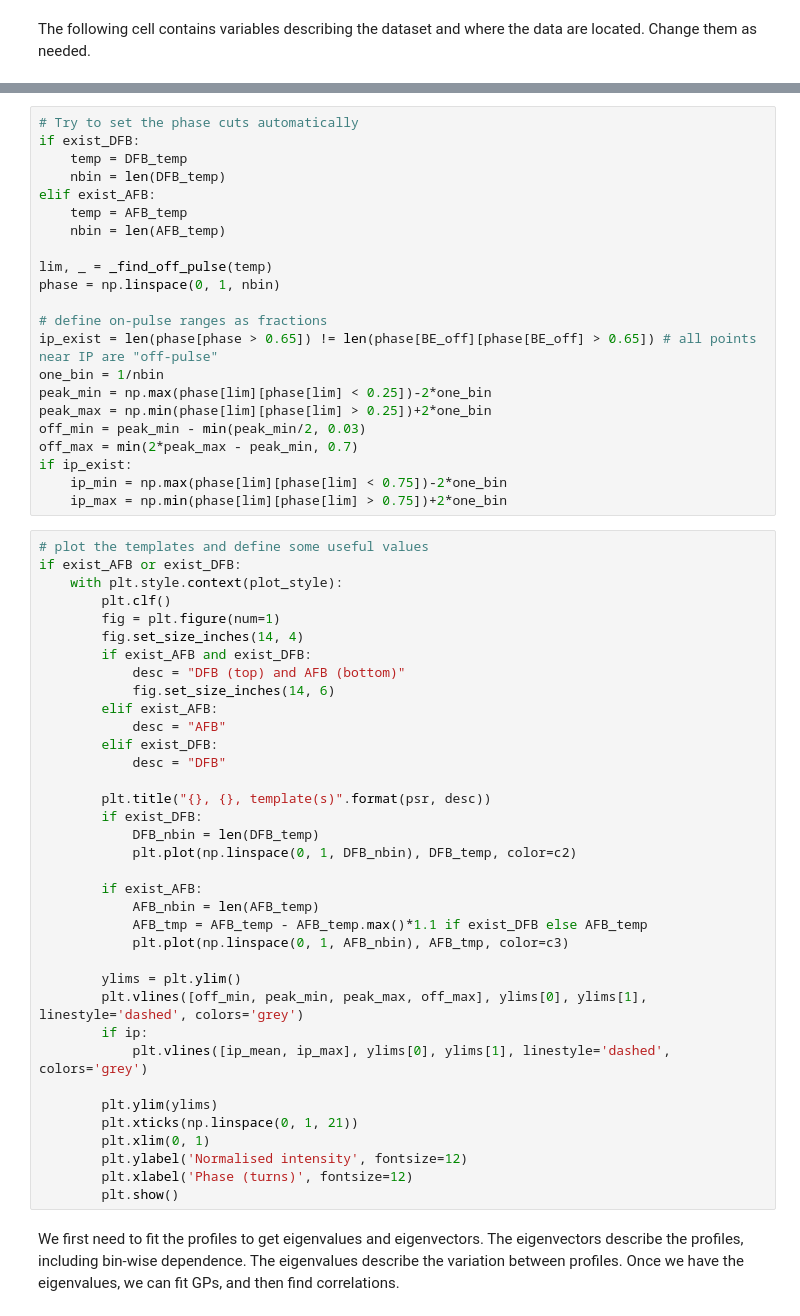
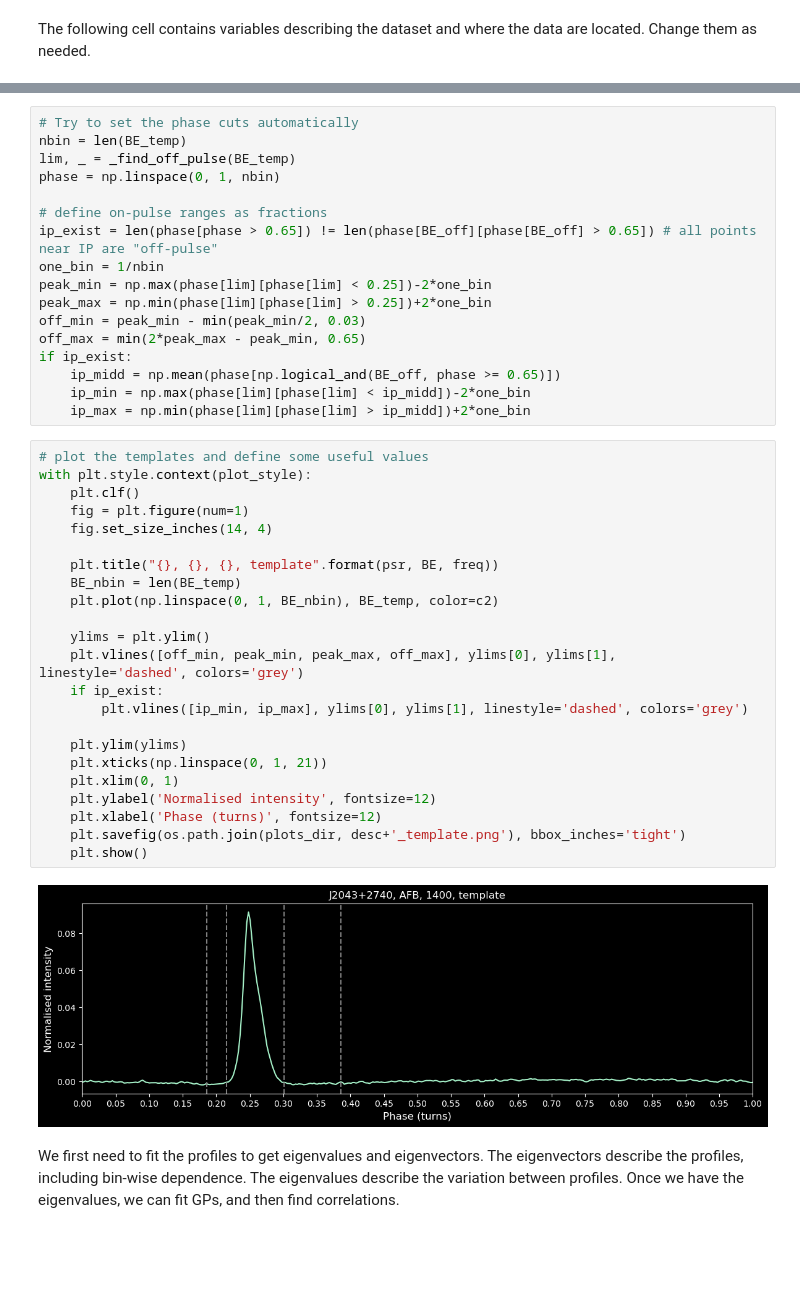
Before and after one commit to respiewak/psr_prof_pca, a Jupyter notebook: step_2_profile_pca.ipynb, the cells around one changed output, grey strips where cells are left out. Cells and saved outputs as stored; diff of their text form; blank space fills up the shorter version.

```diff
--- a/step_2_profile_pca.ipynb
+++ b/step_2_profile_pca.ipynb
@@ -179,13 +136,7 @@ ValueError: f(a) and f(b) must have different signs
 # %%
 # Try to set the phase cuts automatically
-if exist_DFB:
-    temp = DFB_temp
-    nbin = len(DFB_temp)
-elif exist_AFB:
-    temp = AFB_temp
-    nbin = len(AFB_temp)
-
-lim, _ = _find_off_pulse(temp)
+nbin = len(BE_temp)
+lim, _ = _find_off_pulse(BE_temp)
 phase = np.linspace(0, 1, nbin)
 
 # define on-pulse ranges as fractions
@@ -194,46 +145,36 @@ one_bin = 1/nbin
 peak_min = np.max(phase[lim][phase[lim] < 0.25])-2*one_bin
 peak_max = np.min(phase[lim][phase[lim] > 0.25])+2*one_bin
 off_min = peak_min - min(peak_min/2, 0.03)
-off_max = min(2*peak_max - peak_min, 0.7)
+off_max = min(2*peak_max - peak_min, 0.65)
 if ip_exist:
-    ip_min = np.max(phase[lim][phase[lim] < 0.75])-2*one_bin
-    ip_max = np.min(phase[lim][phase[lim] > 0.75])+2*one_bin
+    ip_midd = np.mean(phase[np.logical_and(BE_off, phase >= 0.65)])
+    ip_min = np.max(phase[lim][phase[lim] < ip_midd])-2*one_bin
+    ip_max = np.min(phase[lim][phase[lim] > ip_midd])+2*one_bin
 # %%
 # plot the templates and define some useful values
-if exist_AFB or exist_DFB:
-    with plt.style.context(plot_style):
-        plt.clf()
-        fig = plt.figure(num=1)
-        fig.set_size_inches(14, 4)
-        if exist_AFB and exist_DFB:
-            desc = "DFB (top) and AFB (bottom)"
-            fig.set_size_inches(14, 6)
-        elif exist_AFB:
-            desc = "AFB"
-        elif exist_DFB:
-            desc = "DFB"
+with plt.style.context(plot_style):
+    plt.clf()
+    fig = plt.figure(num=1)
+    fig.set_size_inches(14, 4)
 
-        plt.title("{}, {}, template(s)".format(psr, desc))
-        if exist_DFB:
-            DFB_nbin = len(DFB_temp)
-            plt.plot(np.linspace(0, 1, DFB_nbin), DFB_temp, color=c2)
+    plt.title("{}, {}, {}, template".format(psr, BE, freq))
+    BE_nbin = len(BE_temp)
+    plt.plot(np.linspace(0, 1, BE_nbin), BE_temp, color=c2)
 
-        if exist_AFB:
-            AFB_nbin = len(AFB_temp)
-            AFB_tmp = AFB_temp - AFB_temp.max()*1.1 if exist_DFB else AFB_temp
-            plt.plot(np.linspace(0, 1, AFB_nbin), AFB_tmp, color=c3)
+    ylims = plt.ylim()
+    plt.vlines([off_min, peak_min, peak_max, off_max], ylims[0], ylims[1], linestyle='dashed', colors='grey')
+    if ip_exist:
+        plt.vlines([ip_min, ip_max], ylims[0], ylims[1], linestyle='dashed', colors='grey')
 
-        ylims = plt.ylim()
-        plt.vlines([off_min, peak_min, peak_max, off_max], ylims[0], ylims[1], linestyle='dashed', colors='grey')
-        if ip:
-            plt.vlines([ip_mean, ip_max], ylims[0], ylims[1], linestyle='dashed', colors='grey')
-
-        plt.ylim(ylims)
-        plt.xticks(np.linspace(0, 1, 21))
-        plt.xlim(0, 1)
-        plt.ylabel('Normalised intensity', fontsize=12)
-        plt.xlabel('Phase (turns)', fontsize=12)
-        plt.show()
+    plt.ylim(ylims)
+    plt.xticks(np.linspace(0, 1, 21))
+    plt.xlim(0, 1)
+    plt.ylabel('Normalised intensity', fontsize=12)
+    plt.xlabel('Phase (turns)', fontsize=12)
+    plt.savefig(os.path.join(plots_dir, desc+'_template.png'), bbox_inches='tight')
+    plt.show()
+# %% [output]
+[figure, added]
 # %% [markdown]
 We first need to fit the profiles to get eigenvalues and eigenvectors. The eigenvectors describe the profiles, including bin-wise dependence. The eigenvalues describe the variation between profiles. Once we have the eigenvalues, we can fit GPs, and then find correlations.
 # %%
```
Also changed, not shown: parts of 29 cells of this notebook, 3 other files.
